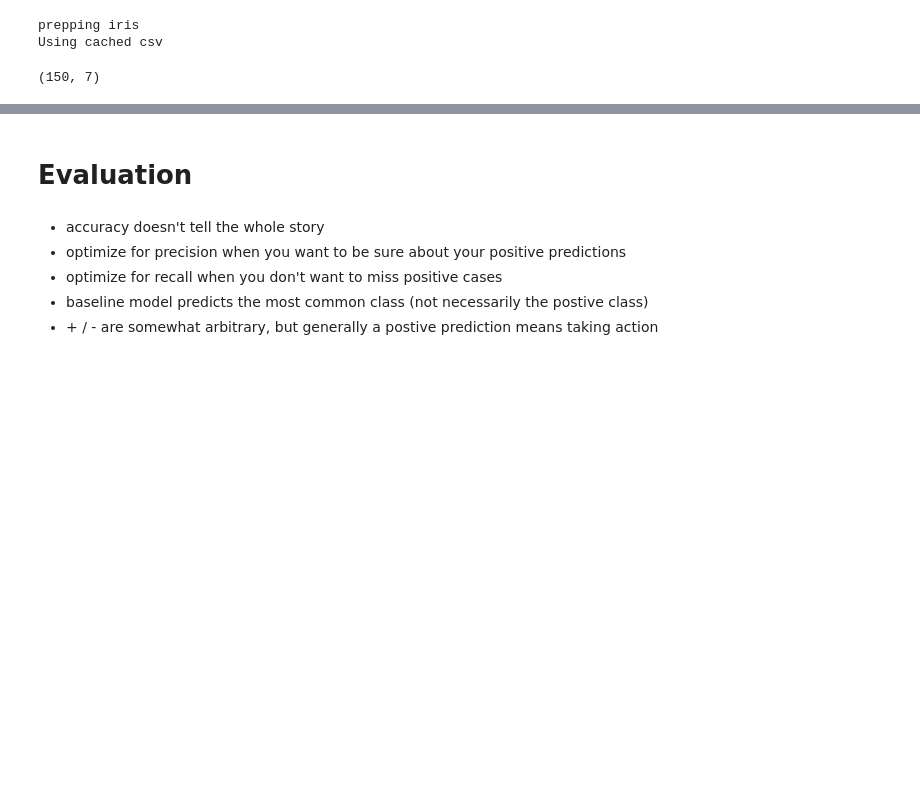
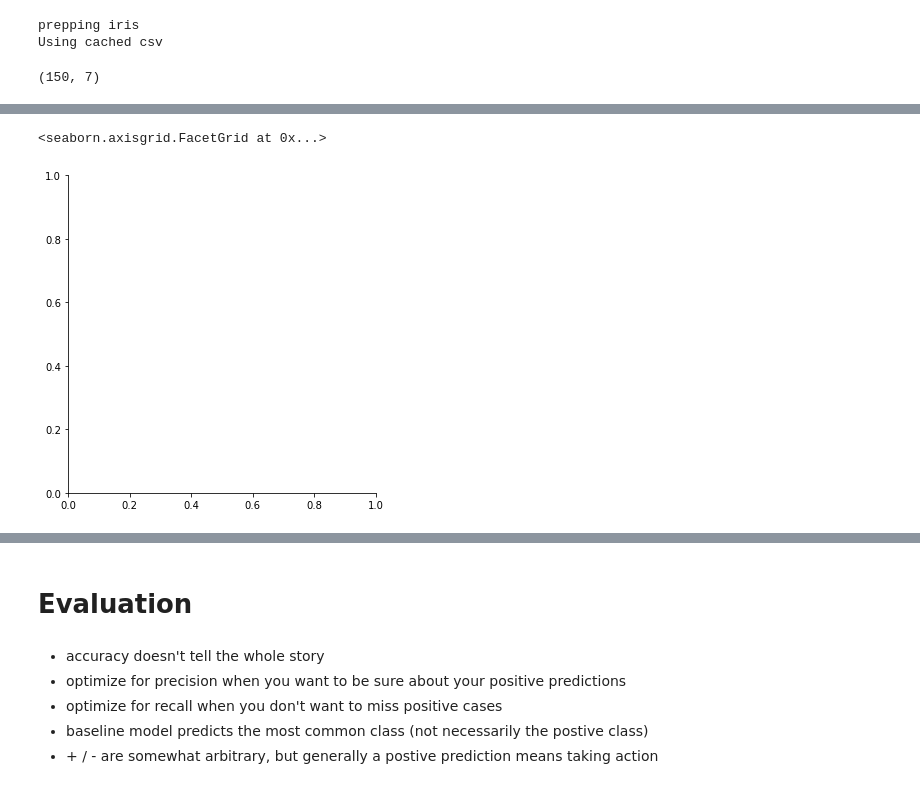
Before and after one commit to hinzle/classification-exercises, a Jupyter notebook: classification_exercises.ipynb, the cells around one changed output, grey strips where cells are left out. Saved outputs shown, nothing was run; the diff lists cells and outputs as text; code cells hidden in the pictures; blank space fills up the shorter version.

```diff
--- a/classification_exercises.ipynb
+++ b/classification_exercises.ipynb
@@ -451,0 +506,6 @@ db.head()
+# %%
+above=df.species.value_counts()
+sns.displot()
+# %% [output]
+<seaborn.axisgrid.FacetGrid at 0x...>
+[figure, added]
```
Also changed, not shown: parts of 41 cells of this notebook, 2 other files.
